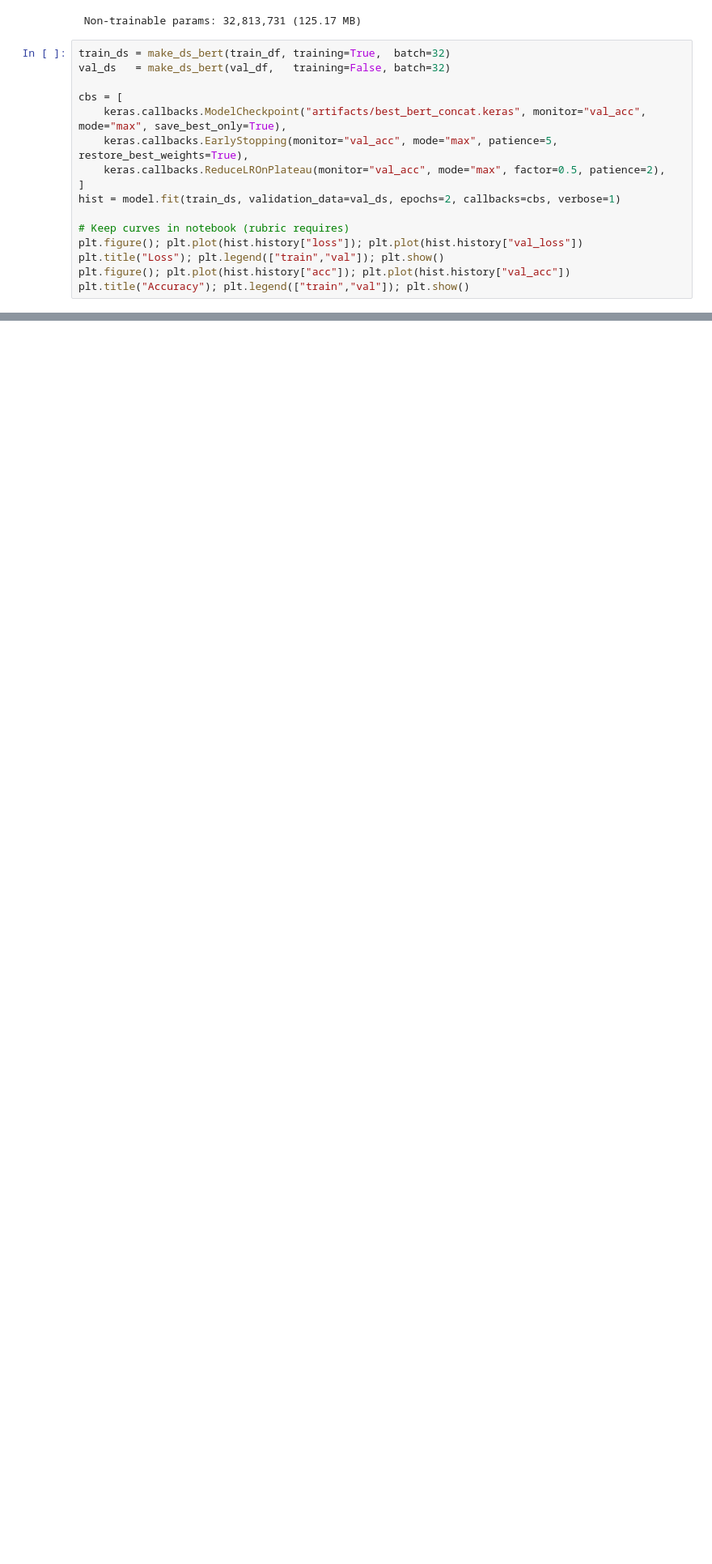
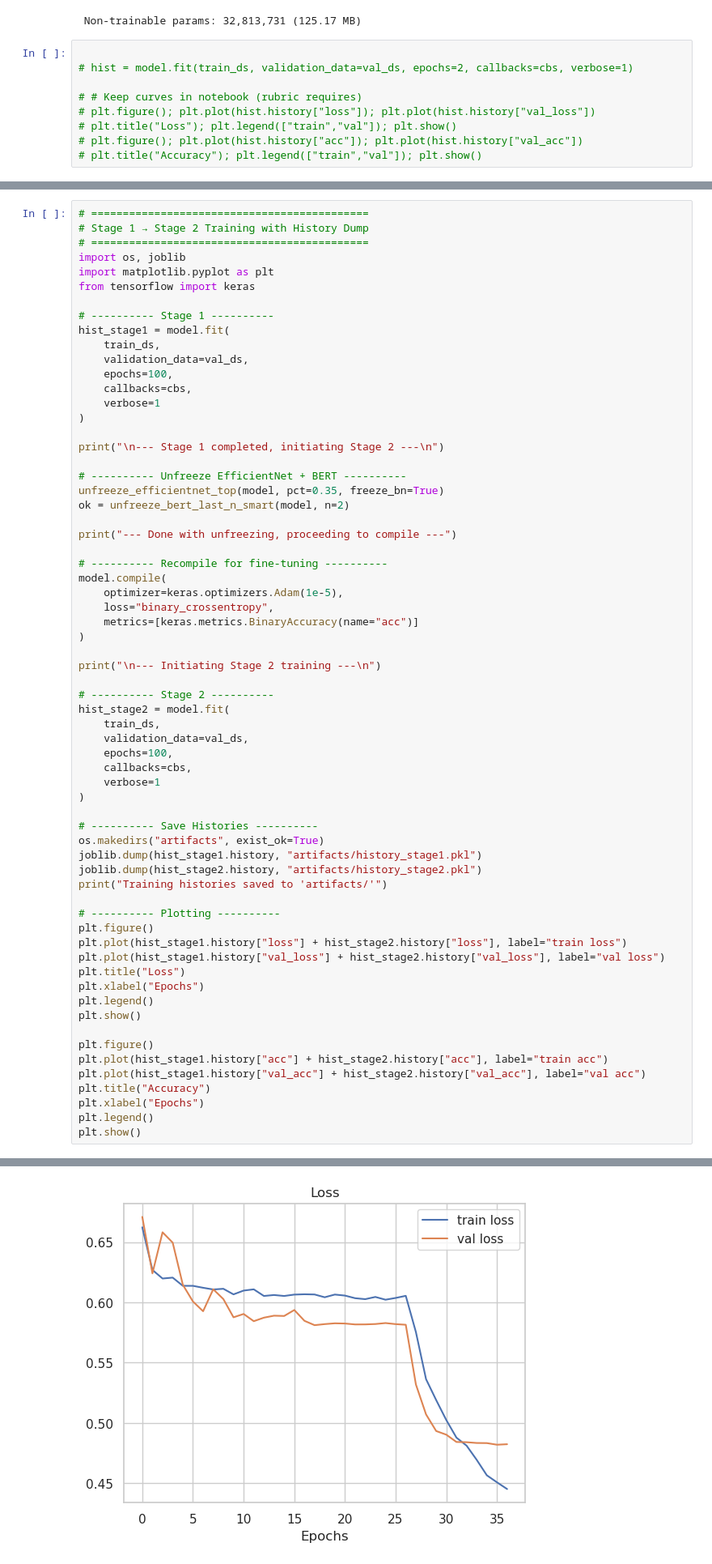
Before and after one commit to sheikhmunim/deep_learning_for_entailment_prediction-, a Jupyter notebook: assignment_2-Copy1.ipynb, the cells around one changed output, grey strips where cells are left out. Shown at 81% size. Cells and saved outputs as stored; diff of their text form; blank space fills up the shorter version.

```diff
--- a/assignment_2-Copy1.ipynb
+++ b/assignment_2-Copy1.ipynb
@@ -669,18 +824,11 @@ Model: "baseline_concat_keras_hub_bert_numeric"
  Trainable params: 459,777 (1.75 MB)
  Non-trainable params: 32,813,731 (125.17 MB)
 # %%
-train_ds = make_ds_bert(train_df, training=True,  batch=32)
-val_ds   = make_ds_bert(val_df,   training=False, batch=32)
 
-cbs = [
-    keras.callbacks.ModelCheckpoint("artifacts/best_bert_concat.keras", monitor="val_acc", mode="max", save_best_only=True),
-    keras.callbacks.EarlyStopping(monitor="val_acc", mode="max", patience=5, restore_best_weights=True),
-    keras.callbacks.ReduceLROnPlateau(monitor="val_acc", mode="max", factor=0.5, patience=2),
-]
-hist = model.fit(train_ds, validation_data=val_ds, epochs=2, callbacks=cbs, verbose=1)
+# hist = model.fit(train_ds, validation_data=val_ds, epochs=2, callbacks=cbs, verbose=1)
 
-# Keep curves in notebook (rubric requires)
-plt.figure(); plt.plot(hist.history["loss"]); plt.plot(hist.history["val_loss"])
-plt.title("Loss"); plt.legend(["train","val"]); plt.show()
-plt.figure(); plt.plot(hist.history["acc"]); plt.plot(hist.history["val_acc"])
-plt.title("Accuracy"); plt.legend(["train","val"]); plt.show()
+# # Keep curves in notebook (rubric requires)
+# plt.figure(); plt.plot(hist.history["loss"]); plt.plot(hist.history["val_loss"])
+# plt.title("Loss"); plt.legend(["train","val"]); plt.show()
+# plt.figure(); plt.plot(hist.history["acc"]); plt.plot(hist.history["val_acc"])
+# plt.title("Accuracy"); plt.legend(["train","val"]); plt.show()
@@ -818,0 +922,66 @@ plt.title("Accuracy"); plt.legend(["train","val"]); plt.show()
+# %%
+# ============================================
+# Stage 1 → Stage 2 Training with History Dump
+# ============================================
+import os, joblib
+import matplotlib.pyplot as plt
+from tensorflow import keras
+
+# ---------- Stage 1 ----------
+hist_stage1 = model.fit(
+    train_ds,
+    validation_data=val_ds,
+    epochs=100,
+    callbacks=cbs,
+    verbose=1
+)
+
+print("\n--- Stage 1 completed, initiating Stage 2 ---\n")
+
+# ---------- Unfreeze EfficientNet + BERT ----------
+unfreeze_efficientnet_top(model, pct=0.35, freeze_bn=True)
+ok = unfreeze_bert_last_n_smart(model, n=2)
+
+print("--- Done with unfreezing, proceeding to compile ---")
+
+# ---------- Recompile for fine-tuning ----------
+model.compile(
+    optimizer=keras.optimizers.Adam(1e-5),
+    loss="binary_crossentropy",
+    metrics=[keras.metrics.BinaryAccuracy(name="acc")]
+)
+
+print("\n--- Initiating Stage 2 training ---\n")
+
+# ---------- Stage 2 ----------
+hist_stage2 = model.fit(
+    train_ds,
+    validation_data=val_ds,
+    epochs=100,
+    callbacks=cbs,
+    verbose=1
+)
+
+# ---------- Save Histories ----------
+os.makedirs("artifacts", exist_ok=True)
+joblib.dump(hist_stage1.history, "artifacts/history_stage1.pkl")
+joblib.dump(hist_stage2.history, "artifacts/history_stage2.pkl")
+print("Training histories saved to 'artifacts/'")
+
+# ---------- Plotting ----------
+plt.figure()
+plt.plot(hist_stage1.history["loss"] + hist_stage2.history["loss"], label="train loss")
+plt.plot(hist_stage1.history["val_loss"] + hist_stage2.history["val_loss"], label="val loss")
+plt.title("Loss")
+plt.xlabel("Epochs")
+plt.legend()
+plt.show()
+
+plt.figure()
+plt.plot(hist_stage1.history["acc"] + hist_stage2.history["acc"], label="train acc")
+plt.plot(hist_stage1.history["val_acc"] + hist_stage2.history["val_acc"], label="val acc")
+plt.title("Accuracy")
+plt.xlabel("Epochs")
+plt.legend()
+plt.show()
+# %% [output]
@@ -818,0 +1014 @@ plt.title("Accuracy"); plt.legend(["train","val"]); plt.show()
+[figure, added]
```
Also changed, not shown: parts of 50 cells of this notebook.
